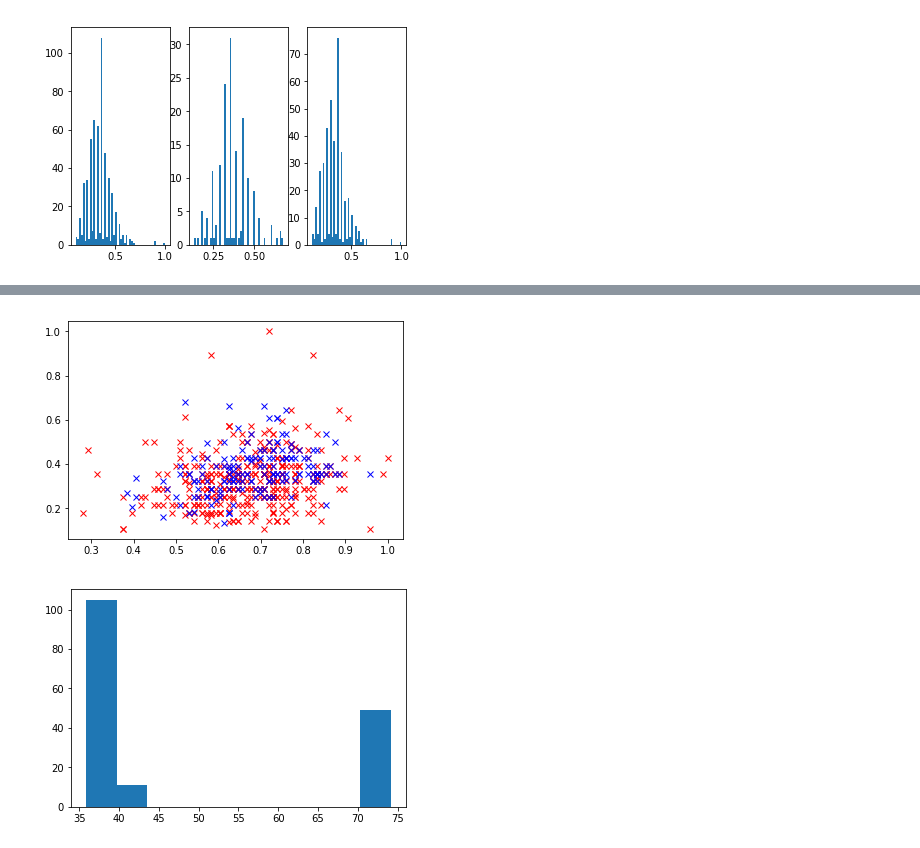
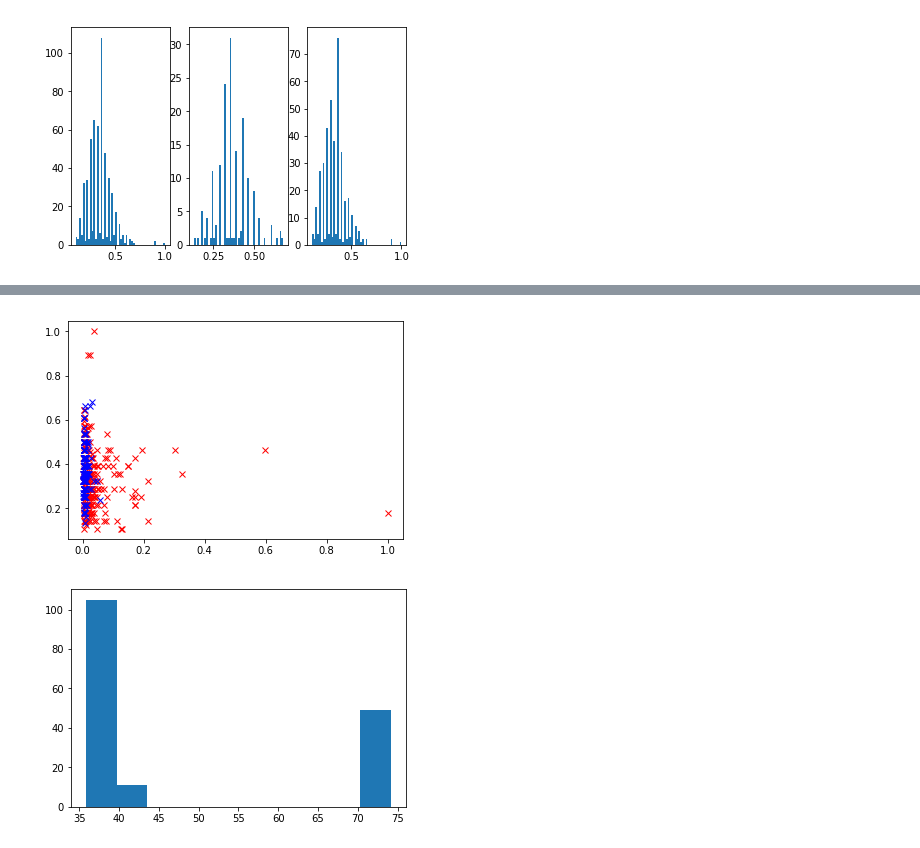
Before and after one commit to Yoshud/Kohonen_neural_network, a Jupyter notebook: data_analysis_1.ipynb, the cells around one changed output, grey strips where cells are left out. Drawn from its saved outputs; the diff is of its cells as text; code cells hidden in the pictures.

```diff
--- a/data_analysis_1.ipynb
+++ b/data_analysis_1.ipynb
@@ -92,14 +92,14 @@ for it_1 in data:
 # %%
-two_var_plot_color_by_class(7,9) #2 i 3 zalezne  (7 i 8) ( 6 i 5) (9 i 8 => 9 aproksymujemy za pomocą 8)
+two_var_plot_color_by_class(6,9) #2 i 3 zalezne  (7 i 8) ( 6 i 5) (9 i 8 => 9 aproksymujemy za pomocą 8)
 # (0,7) -> kompletnie niezależne od siebie i klasy, 0,8 i 0.9, 9.7 mocno niezależne
 # 9 jest skwantowane
 # 2 i 3 i 6(choć gorzej) ma dobrą wartość diagnostyczną
 # 4 i 5 raczej średnia
 # 7,9 raczej słabo
 # 8 jeszcze gorzej
 # 7 i 9 lekka korelacja może być
 # %% [output]
-[figure, old version]
+[figure, new version]
 # %%
 def normalize(vect):
     return vect/norm(vect)
```
Also changed, not shown: parts of 2 cells of this notebook, 5 other files.
